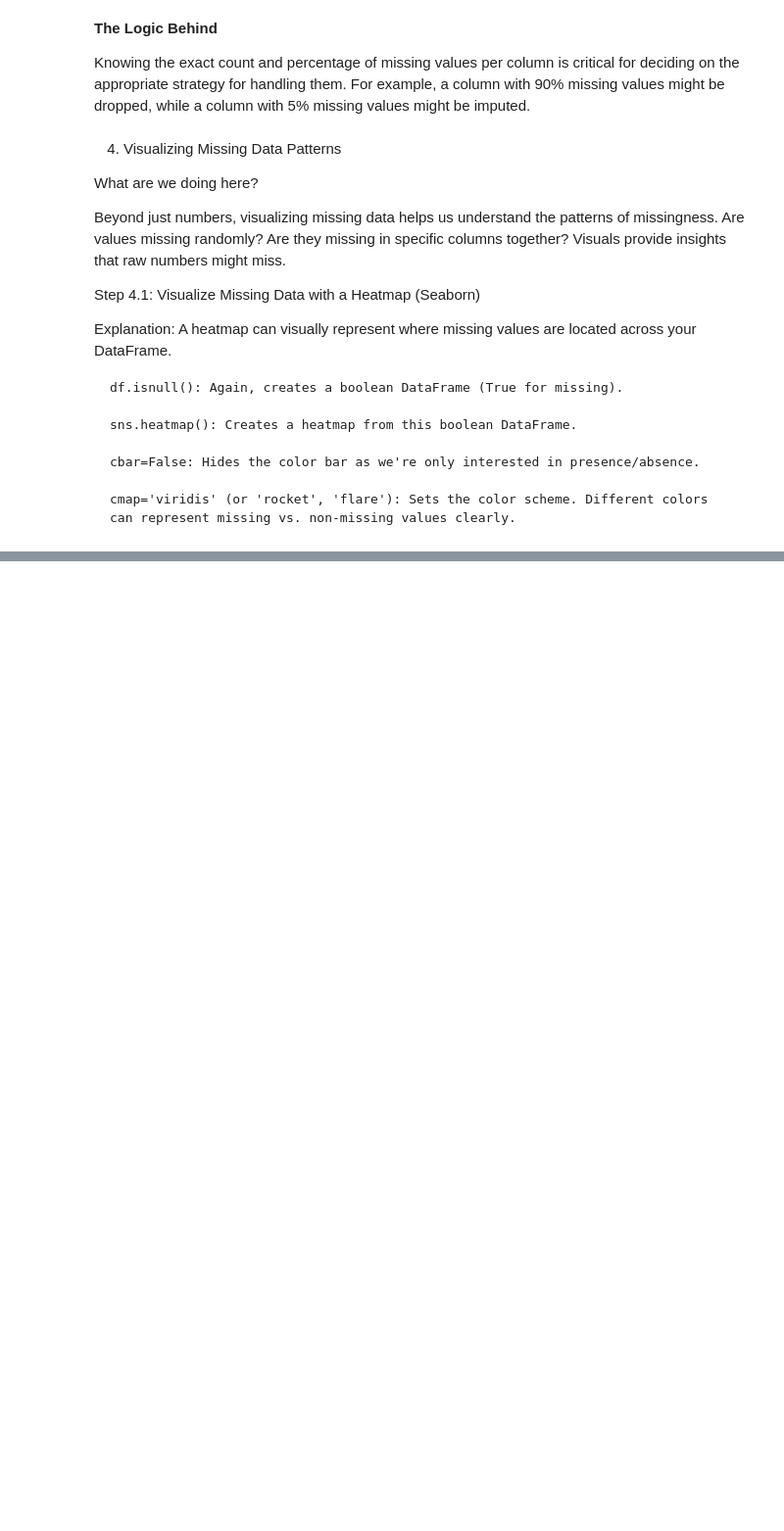
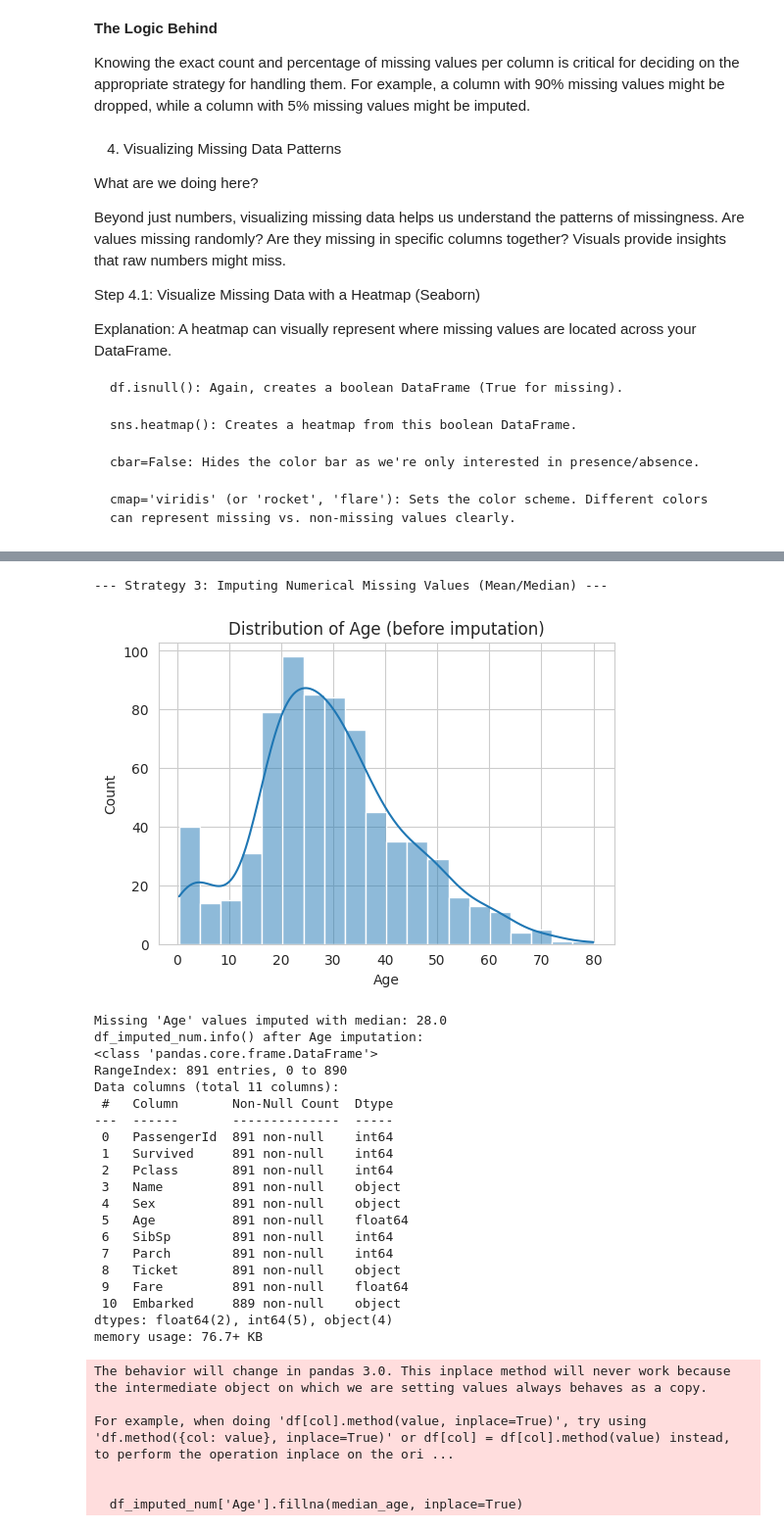
Before and after one commit to iremcira/Python-Pandas-Titanic-Missing-Data-Tutorial, a Jupyter notebook: titanic-missing-data-tutorial.ipynb, the cells around one changed output, grey strips where cells are left out. Shown at 98% size. Drawn from its saved outputs; the diff is of its cells as text; code cells hidden in the pictures; blank space fills up the shorter version.

```diff
--- a/titanic-missing-data-tutorial.ipynb
+++ b/titanic-missing-data-tutorial.ipynb
@@ -213,0 +314,17 @@ A heatmap can visually represent where missing values are located across your Da
+# %%
+print("\n--- Strategy 2: Dropping Columns with High Missing Percentage ---")
+df_col_dropped = df.copy()
+
+# Calculate missing percentage again for reference
+missing_percentage = (df_col_dropped.isnull().sum() / len(df_col_dropped)) * 100
+print("Missing percentage:\n", missing_percentage.round(2))
+
+# Identify columns to drop (e.g., if missing > 70%)
+cols_to_drop = missing_percentage[missing_percentage > 70].index.tolist()
+print(f"Columns to drop due to high missing percentage: {cols_to_drop}")
+
+df_col_dropped.drop(columns=cols_to_drop, inplace=True)
+print("df_col_dropped.info() after dropping high-missing columns:")
+df_col_dropped.info()
+
+# Example for Titanic: 'Cabin' will likely be dropped here.
@@ -213,0 +361,46 @@ A heatmap can visually represent where missing values are located across your Da
+# %%
+print("\n--- Strategy 3: Imputing Numerical Missing Values (Mean/Median) ---")
+df_imputed_num = df_col_dropped.copy() # Start from the DF where 'Cabin' might be dropped
+
+# Check distribution of 'Age' to decide between mean/median
+plt.figure(figsize=(6, 4))
+sns.histplot(df_imputed_num['Age'].dropna(), kde=True)
+plt.title('Distribution of Age (before imputation)')
+plt.show()
+
+# Impute 'Age' with the median (more robust to outliers like very old/young passengers)
+median_age = df_imputed_num['Age'].median()
+df_imputed_num['Age'].fillna(median_age, inplace=True)
+print(f"Missing 'Age' values imputed with median: {median_age}")
+
+print("df_imputed_num.info() after Age imputation:")
+df_imputed_num.info()
+# %% [output]
+--- Strategy 3: Imputing Numerical Missing Values (Mean/Median) ---
+[figure, added]
+Missing 'Age' values imputed with median: 28.0
+df_imputed_num.info() after Age imputation:
+<class 'pandas.core.frame.DataFrame'>
+RangeIndex: 891 entries, 0 to 890
+Data columns (total 11 columns):
+ #   Column       Non-Null Count  Dtype
+---  ------       --------------  -----
+ 0   PassengerId  891 non-null    int64
+ 1   Survived     891 non-null    int64
+ 2   Pclass       891 non-null    int64
+ 3   Name         891 non-null    object
+ 4   Sex          891 non-null    object
+ 5   Age          891 non-null    float64
+ 6   SibSp        891 non-null    int64
+ 7   Parch        891 non-null    int64
+ 8   Ticket       891 non-null    object
+ 9   Fare         891 non-null    float64
+ 10  Embarked     889 non-null    object
+dtypes: float64(2), int64(5), object(4)
+memory usage: 76.7+ KB
+The behavior will change in pandas 3.0. This inplace method will never work because the intermediate object on which we are setting values always behaves as a copy.
+
+For example, when doing 'df[col].method(value, inplace=True)', try using 'df.method({col: value}, inplace=True)' or df[col] = df[col].method(value) instead, to perform the operation inplace on the ori ...
+
+
+  df_imputed_num['Age'].fillna(median_age, inplace=True)
```
Also changed, not shown: parts of 17 cells of this notebook, 2 other files.
